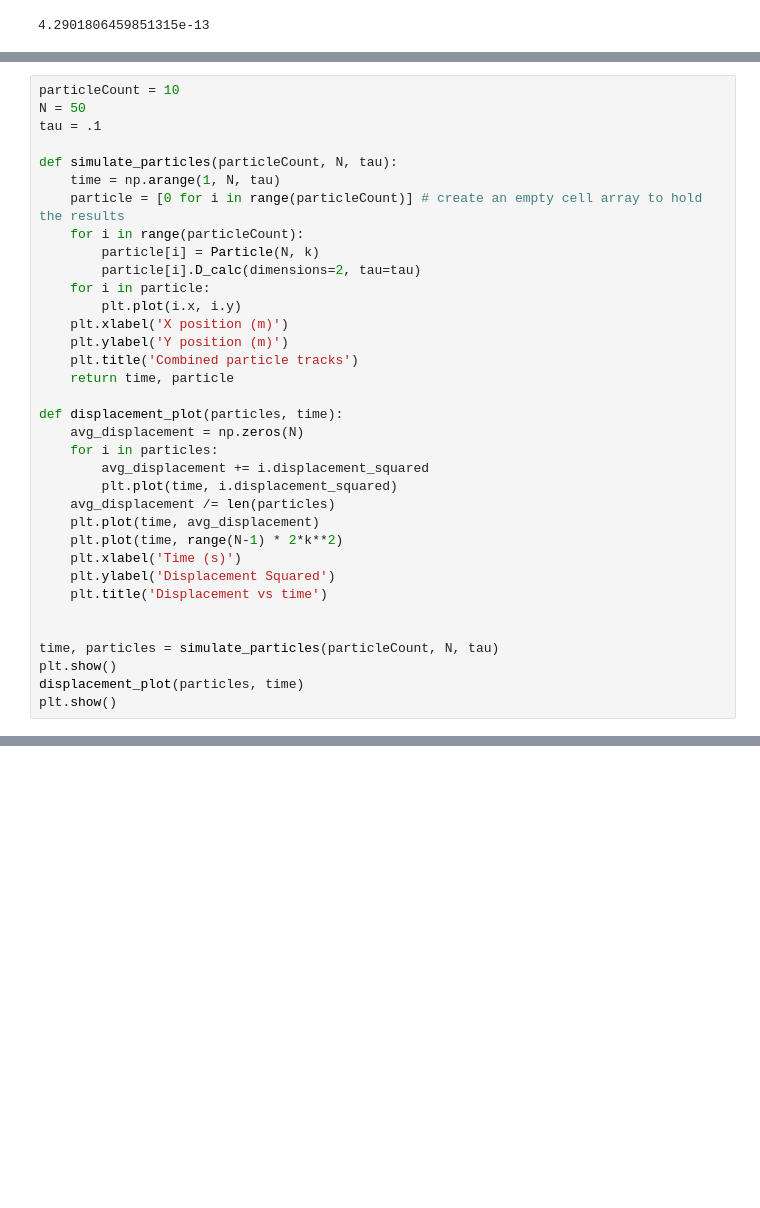
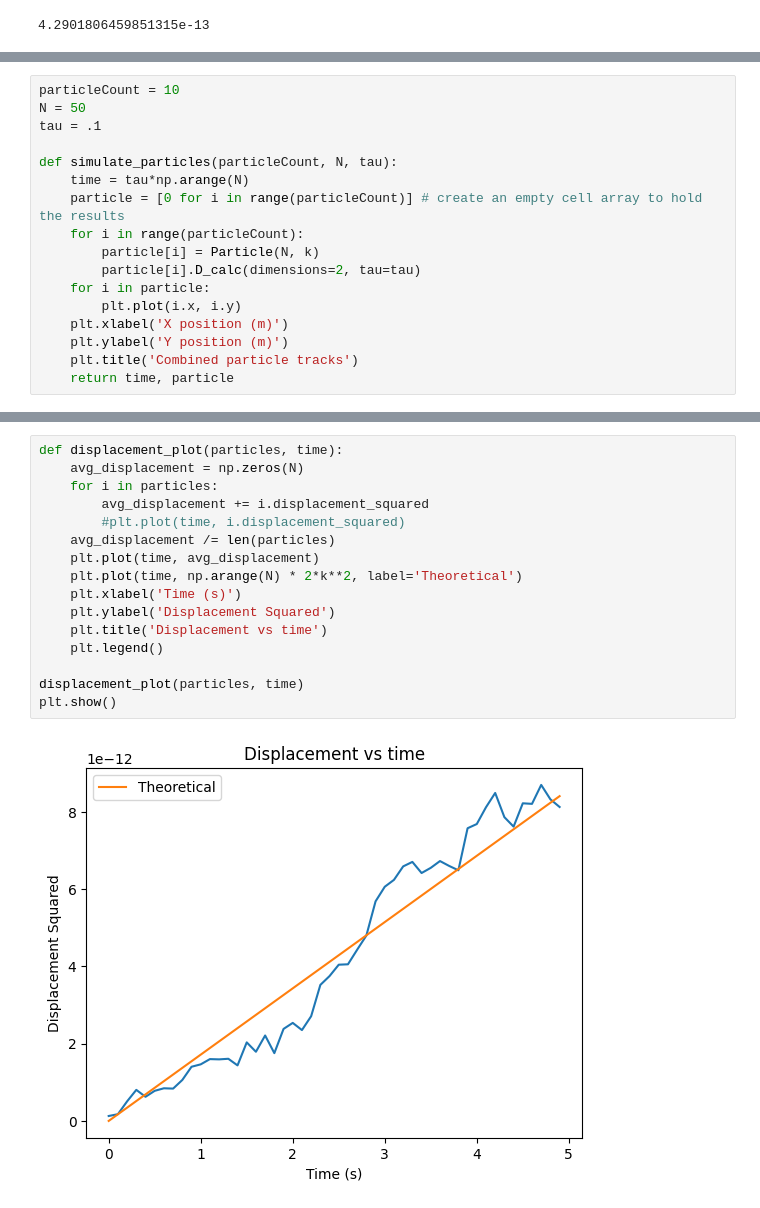
Before and after one commit to berkeley-physics111b/BMC, a Jupyter notebook: brownian_simulation.ipynb, the cells around one changed output, grey strips where cells are left out. Cells and saved outputs as stored; diff of their text form; blank space fills up the shorter version.

```diff
--- a/brownian_simulation.ipynb
+++ b/brownian_simulation.ipynb
@@ -150,7 +229,7 @@ N = 50
 tau = .1
 
 def simulate_particles(particleCount, N, tau):
-    time = np.arange(1, N, tau)
+    time = tau*np.arange(N)
     particle = [0 for i in range(particleCount)] # create an empty cell array to hold the results
     for i in range(particleCount):
         particle[i] = Particle(N, k)
@@ -161,21 +240,3 @@ def simulate_particles(particleCount, N, tau):
     plt.ylabel('Y position (m)')
     plt.title('Combined particle tracks')
     return time, particle
-
-def displacement_plot(particles, time):
-    avg_displacement = np.zeros(N)
-    for i in particles:
-        avg_displacement += i.displacement_squared
-        plt.plot(time, i.displacement_squared)
-    avg_displacement /= len(particles)
-    plt.plot(time, avg_displacement)
-    plt.plot(time, range(N-1) * 2*k**2)
-    plt.xlabel('Time (s)')
-    plt.ylabel('Displacement Squared')
-    plt.title('Displacement vs time')
-
-
-time, particles = simulate_particles(particleCount, N, tau)
-plt.show()
-displacement_plot(particles, time)
-plt.show()
@@ -185,0 +256,18 @@ ValueError: x and y must have same first dimension, but have shapes (490,) and (
+# %%
+def displacement_plot(particles, time):
+    avg_displacement = np.zeros(N)
+    for i in particles:
+        avg_displacement += i.displacement_squared
+        #plt.plot(time, i.displacement_squared)
+    avg_displacement /= len(particles)
+    plt.plot(time, avg_displacement)
+    plt.plot(time, np.arange(N) * 2*k**2, label='Theoretical')
+    plt.xlabel('Time (s)')
+    plt.ylabel('Displacement Squared')
+    plt.title('Displacement vs time')
+    plt.legend()
+
+displacement_plot(particles, time)
+plt.show()
+# %% [output]
+[figure, added]
```
Also changed, not shown: parts of 48 cells of this notebook.
